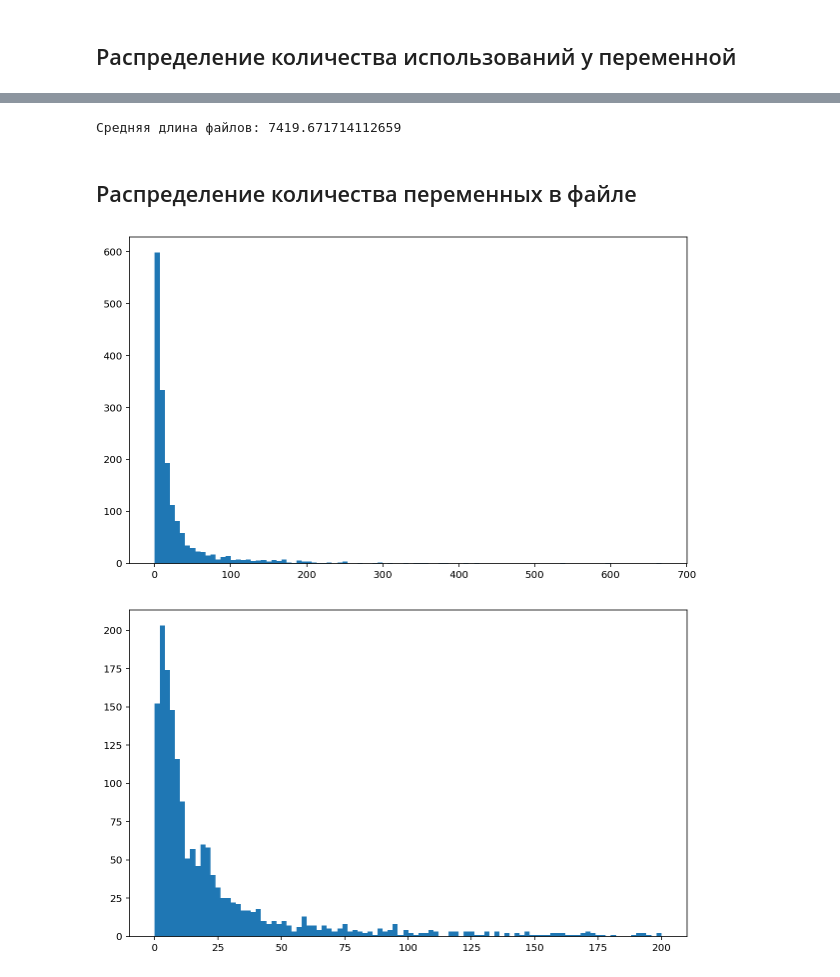
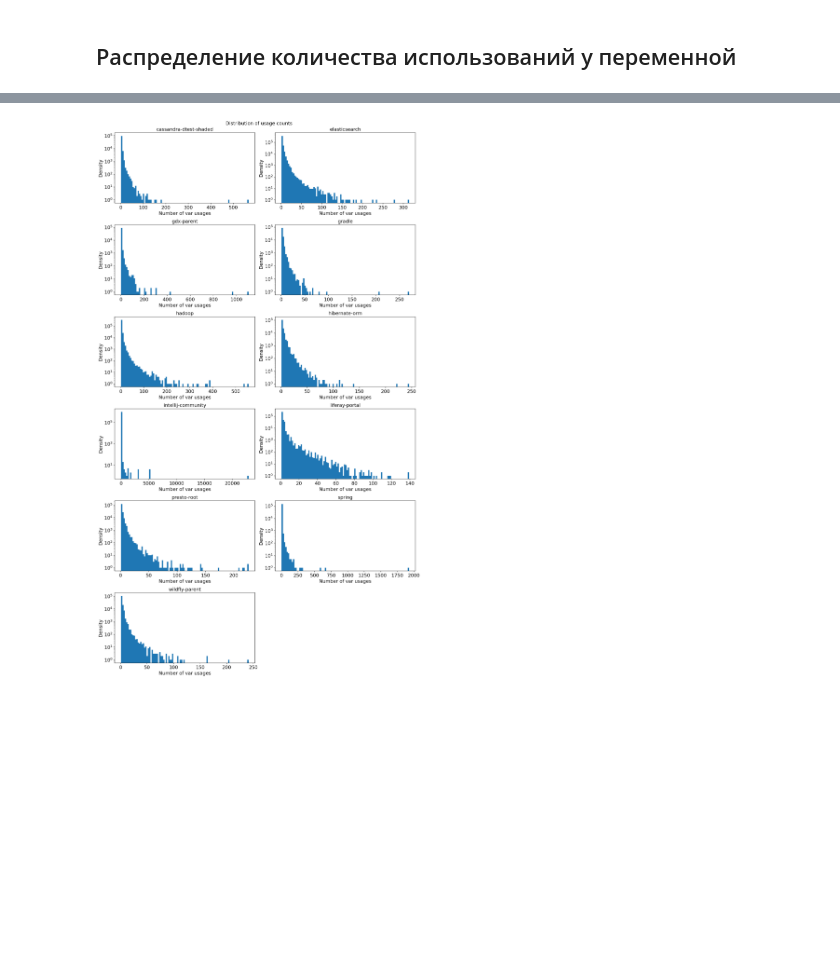
Before and after one commit to davidenkoim/ide-plugin, a Jupyter notebook: transformer/datasetStatistics.ipynb, the cells around one changed output, grey strips where cells are left out. Cells and saved outputs as stored; diff of their text form; code cells hidden in the pictures; blank space fills up the shorter version.

Commit message:
java-small statistics

```diff
--- a/transformer/datasetStatistics.ipynb
+++ b/transformer/datasetStatistics.ipynb
@@ -16,7 +18,7 @@ def read_json(file):
 # %% [markdown]
 Читаю датасет:
 # %%
-dataset_path = r"C:\Users\Igor\IdeaProjects\ide-plugin\build\idea-sandbox\system\dataset"
-stats_path = r"C:\Users\Igor\IdeaProjects\ide-plugin\build\idea-sandbox\system\dataset"
+dataset_path = r"C:\Users\Igor\IdeaProjects\ide-plugin\build\idea-sandbox\system\dataset\java-small"
+stats_path = r"C:\Users\Igor\IdeaProjects\ide-plugin\build\idea-sandbox\system\dataset\java-small"
 # %%
 def read_files(path, postfix='_dataset.json'):
@@ -100,18 +150,34 @@ plt.show()
-# %%
-print('Средняя длина файлов:', np.mean(file_sizes))
-# %% [output]
-Средняя длина файлов: 7419.671714112659
-# %% [markdown]
-## Распределение количества переменных в файле
-# %%
-plt.subplots(figsize=(10, 6))
-plt.hist(file_var_counts, bins=100, range=None)
-plt.show()
-# %% [output]
-[figure, removed]
-# %%
-plt.subplots(figsize=(10, 6))
-plt.hist(file_var_counts, bins=100, range=(0, 200))
-plt.show()
-# %% [output]
-[figure, removed]
+# %%
+def explore_usage_numbers(dataset_stats, **kwargs):
+    length = len(dataset_stats) + 1
+    fig, ax = plt.subplots(figsize=(14, 2 * length), nrows=length // 2, ncols=2)
+    ax = ax.reshape(-1)
+    fig.suptitle("Distribution of usage counts", fontsize='x-large', y=0.99)
+
+    plot_mean_distribution = 'range' in kwargs and kwargs['range'] is not None
+    all_counts = 0
+    for i, (k, v) in enumerate(dataset_stats.items()):
+        usage_counts = v.usage_counts
+        counts, x, _ = ax[i].hist(usage_counts, **kwargs)
+        if plot_mean_distribution: all_counts += counts
+        if len(x) < 25: ax[i].set_xticks(x)
+        ax[i].set_ylabel('Density')
+        ax[i].set_xlabel('Number of var usages')
+        ax[i].set_title(f'{k}')
+    if length % 2 == 0: ax[-1].set_visible(False)
+    fig.tight_layout()
+    plt.show()
+
+    if plot_mean_distribution:
+        fig, ax = plt.subplots(figsize=(14, 4))
+        x = list(x[:-1])
+        ax.bar(x, all_counts / all_counts.sum())
+        if len(x) < 50: ax.set_xticks(x)
+        ax.set_ylabel('Density')
+        ax.set_xlabel('Number of var usages')
+        ax.set_title('Mean distribution')
+        plt.show()
+# %%
+explore_usage_numbers(dataset_stats, bins=100, range=None, log=True)
+# %% [output]
+[figure, added]
```
Also changed, not shown: parts of 18 cells of this notebook.
